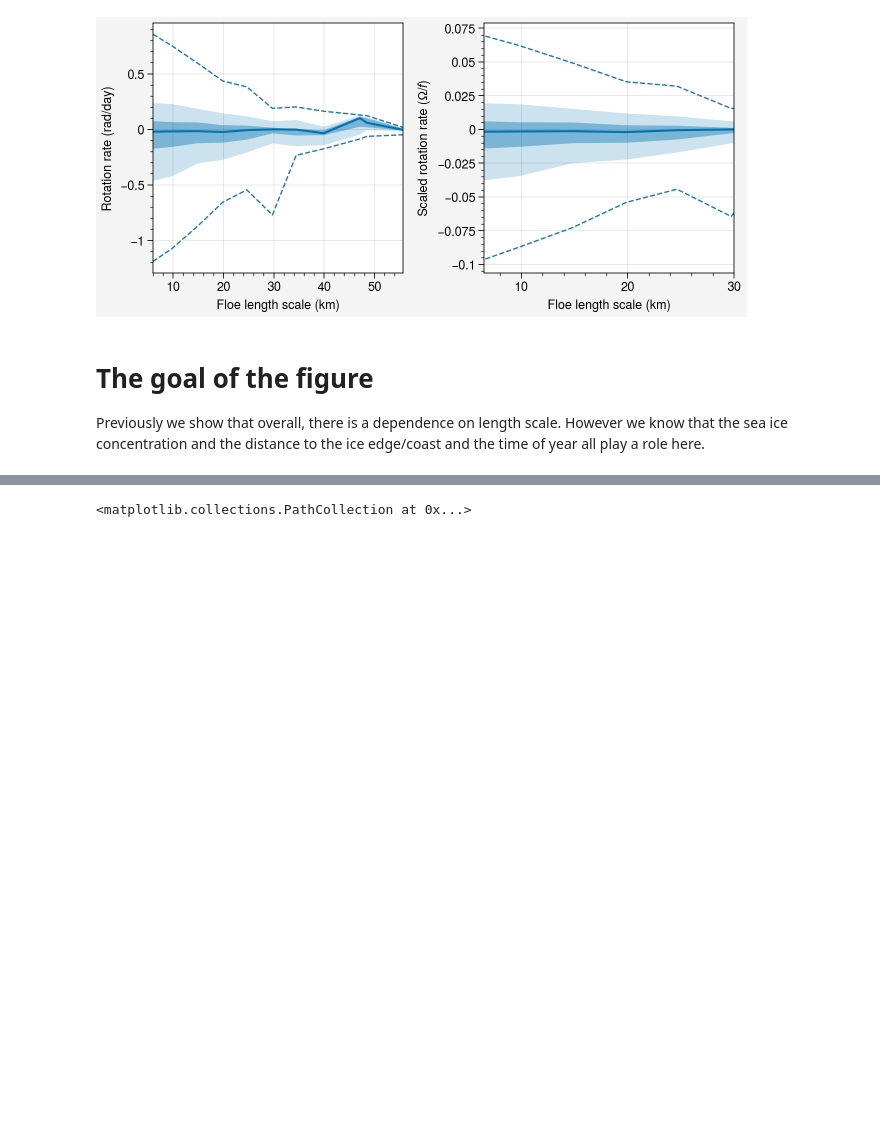
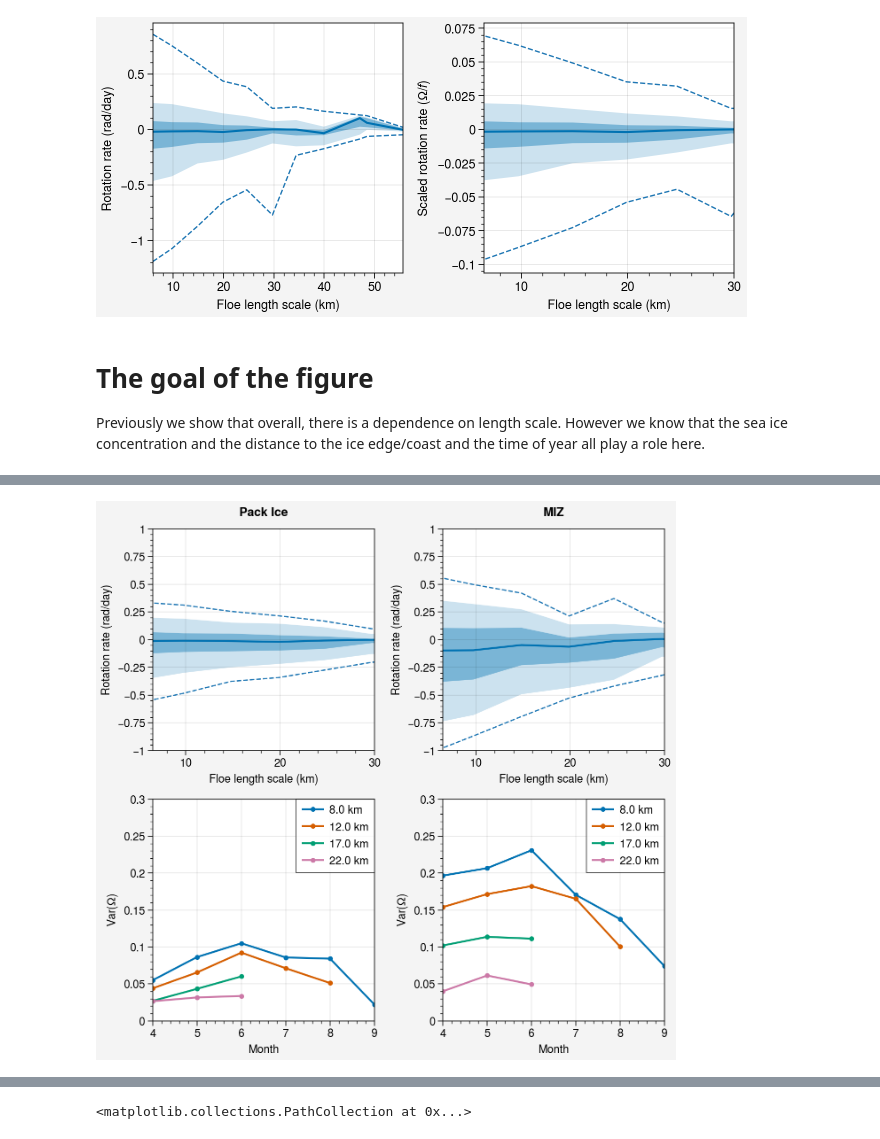
Before and after one commit to danielmwatkins/miz_scales_of_motion, a Jupyter notebook: notebooks/rotation_rate.ipynb, the cells around one changed output, grey strips where cells are left out. Saved outputs shown, nothing was run; the diff lists cells and outputs as text; code cells hidden in the pictures; blank space fills up the shorter version.

```diff
--- a/notebooks/rotation_rate.ipynb
+++ b/notebooks/rotation_rate.ipynb
@@ -185,0 +212,42 @@ ax.format(ylabel='Var($\\Omega$)', xlabel='Month')
+# %%
+f = 2*(7.292e-5)*np.sin(np.deg2rad(subset['latitude']))
+
+pack_summary = pack_subset.loc[:, ['l_bin', 'zeta']].groupby('l_bin').quantile([0.05, 0.1, 0.25, 0.5, 0.75, 0.90, 0.95])
+pack_summary.reset_index(inplace=True)
+pack_summary.columns=['l_bin', 'quantile', 'zeta']
+pack_summary = pack_summary.pivot_table(index='l_bin', columns='quantile', values='zeta')
+
+x = df[['l_bin', 'length_scale_km']].groupby('l_bin').median()
+pack_summary.index = x.loc[pack_summary.index].values.squeeze()
+
+miz_summary = miz_subset.loc[:, ['l_bin', 'zeta']].groupby('l_bin').quantile([0.05, 0.1, 0.25, 0.5, 0.75, 0.90, 0.95])
+miz_summary.reset_index(inplace=True)
+miz_summary.columns=['l_bin', 'quantile', 'zeta']
+miz_summary = miz_summary.pivot_table(index='l_bin', columns='quantile', values='zeta')
+
+x = df[['l_bin', 'length_scale_km']].groupby('l_bin').median()
+miz_summary.index = x.loc[miz_summary.index].values.squeeze()
+
+fig, axs = pplt.subplots(ncols=2, nrows=2, share=False)
+for data, ax in zip([pack_summary, miz_summary], axs[0,:]):
+    ax.plot(data[0.05], ls='--', lw=1, color='tab:blue')
+    ax.plot(data[0.95], ls='--', lw=1, color='tab:blue')
+
+    ax.plot(data[0.5], shadedata=[data[0.25], data[0.75]],
+            fadedata=[data[0.1], data[0.9]])
+    ax.format(ylabel='Rotation rate (rad/day)', ylim=(-1, 1),
+              xlocator=np.arange(10, 31, 10), xlim=(6.5, 30),
+              xlabel='Floe length scale (km)')
+for data, ax in zip([pack_subset, miz_subset], axs[1,:]):
+    for bin_num in range(2, 9):
+        L = data.loc[data.l_bin==bin_num, 'L'].mean()
+        v = data.loc[data.l_bin==bin_num, ['month', 'zeta']].groupby('month').var()
+        n = counts[bin_num]
+        if sum(n > 200) > 1:
+            ax.plot(v.where(n > 200), label=str(np.round(L, 0)) + ' km', marker='.')
+
+    ax.legend(ncols=1, loc='ur')
+    ax.format(ylabel='Var($\\Omega$)', xlabel='Month', ylim=(0, 0.3))
+axs.format(toplabels=['Pack Ice', 'MIZ'])
+# %% [output]
+[figure, added]
```
Also changed, not shown: parts of 5 cells of this notebook.
